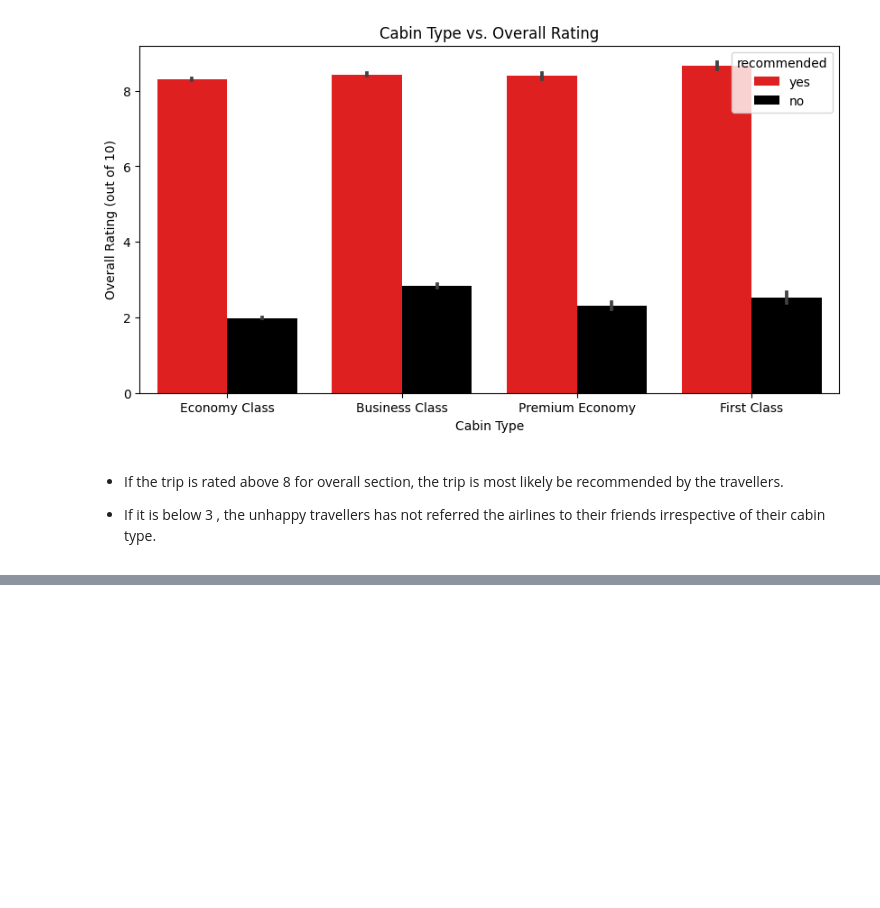
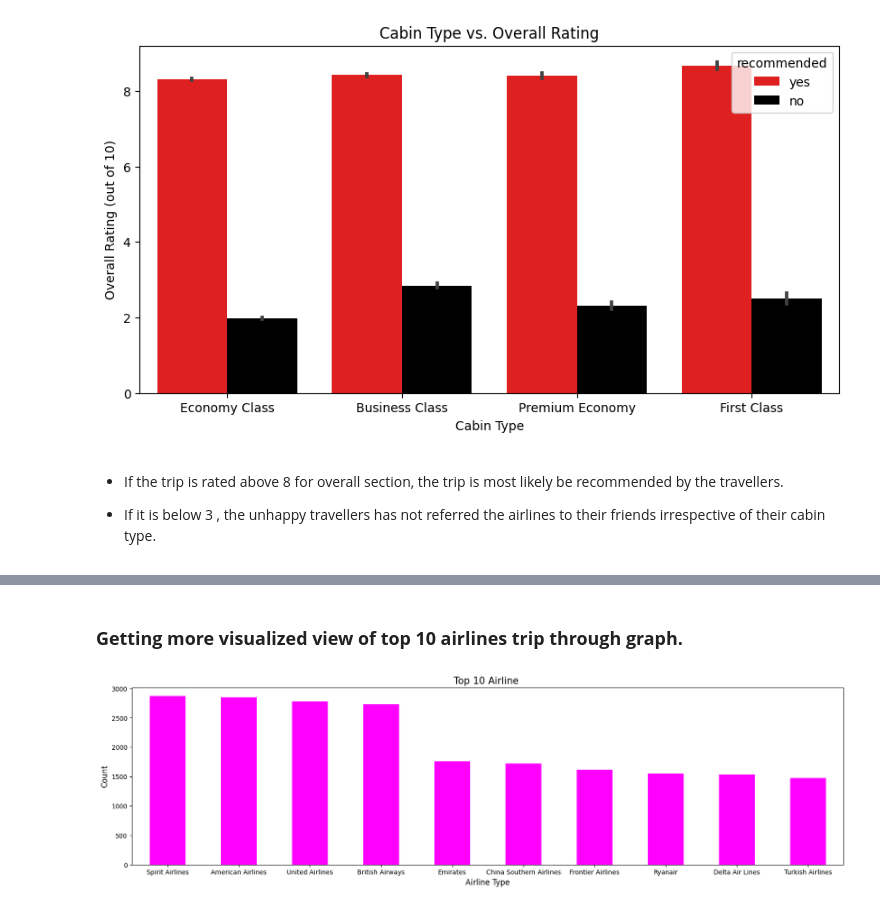
Before and after one commit to Kumarisimran626/Airline_Passenger_Referral_Prediction, a Jupyter notebook: S_K_Airline_Passenger_Referral_Prediction_Capstone_Project.ipynb, the cells around one changed output, grey strips where cells are left out. Saved outputs shown, nothing was run; the diff lists cells and outputs as text; code cells hidden in the pictures; blank space fills up the shorter version.

```diff
--- a/S_K_Airline_Passenger_Referral_Prediction_Capstone_Project.ipynb
+++ b/S_K_Airline_Passenger_Referral_Prediction_Capstone_Project.ipynb
@@ -283,0 +286,4 @@ plt.show()
+# %%
+# Get the number of trips each airline make.
+trip_by_airlines = airline_df['airline'].value_counts()
+trip_by_airlines
@@ -283,0 +303,13 @@ plt.show()
+# %% [markdown]
+### **Getting more visualized view of top 10 airlines trip through graph.**
+# %%
+# Visualize the top 10 airlines with most trips
+plt.figure(figsize=(20,5))
+trip_by_airlines[:10].plot(kind='bar',color = 'magenta')
+plt.xlabel('Airline Type',fontsize=12)
+plt.ylabel('Count',fontsize=12)
+plt.title('Top 10 Airline ',fontsize=15)
+plt.xticks(rotation='horizontal')
+plt.show()
+# %% [output]
+[figure, added]
```
Also changed, not shown: parts of 13 cells of this notebook.
